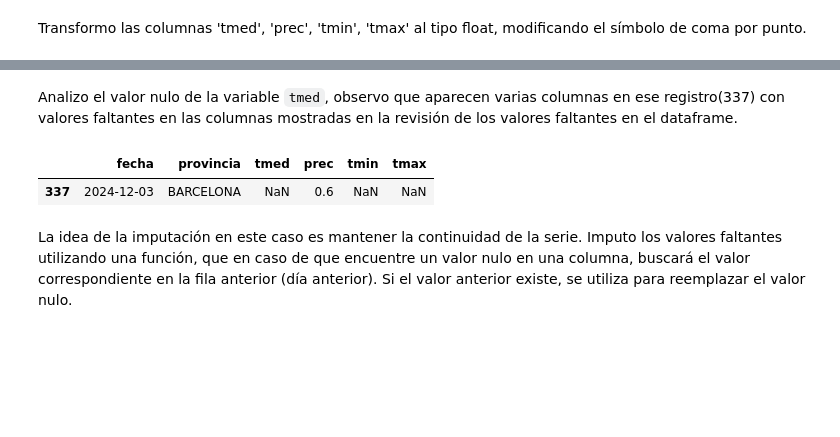
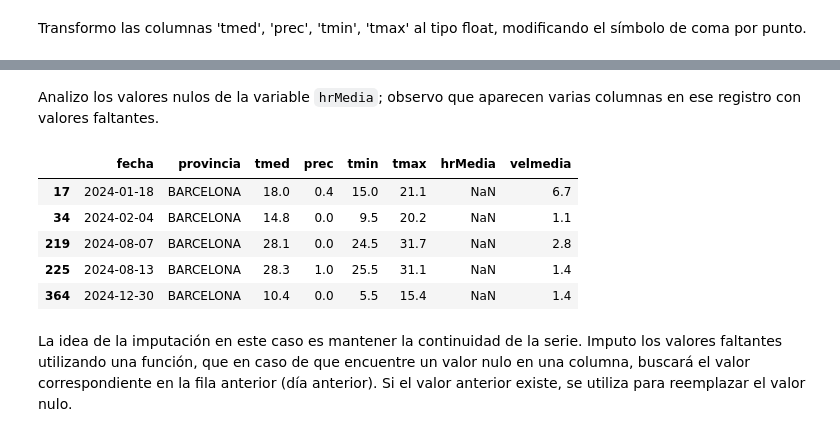
Before and after one commit to hailemen/consum_elect_bcn, a Jupyter notebook: scripts/temperaturas/temperaturas_2024.ipynb, the cells around one changed output, grey strips where cells are left out. Cells and saved outputs as stored; diff of their text form; code cells hidden in the pictures; blank space fills up the shorter version.

```diff
--- a/scripts/temperaturas/temperaturas_2024.ipynb
+++ b/scripts/temperaturas/temperaturas_2024.ipynb
@@ -31,0 +32,4 @@ df_temp_2024 = df_temp_2024.drop(columns=['horaHrMax', 'horaHrMin', 'hrMedia', '
+# %%
+df_temp_2024= df_temp_2024.drop(columns=['indicativo', 'nombre', 'horatmin', 'horatmax', 'altitud', 'hrMax', 'hrMin', 'horaHrMin', 'horaHrMax'])
+
+df_temp_2024.head()
@@ -31,0 +63,4 @@ df_temp_2024 = df_temp_2024.drop(columns=['horaHrMax', 'horaHrMin', 'hrMedia', '
+# %%
+df_B= df_B.drop(columns=['fecha', 'provincia', 'indicativo', 'nombre', 'altitud', 'tmed', 'prec', 'tmin','horatmin', 'tmax', 'horatmax', 'dir', 'racha', 'horaracha', 'sol', 'presMax', 'horaPresMax', 'presMin', 'horaPresMin', 'hrMedia'])
+
+df_B.head()
@@ -31,0 +74,3 @@ df_temp_2024 = df_temp_2024.drop(columns=['horaHrMax', 'horaHrMin', 'hrMedia', '
+# %%
+df_temp_2024['velmedia']= df_B['velmedia']
+df_temp_2024.head()
@@ -66,7 +122,7 @@ dtype: object
 # %% [markdown]
 Transformo las columnas 'tmed', 'prec', 'tmin', 'tmax' al tipo float, modificando el símbolo de coma por punto.
 # %%
-columnas_a_float = ['tmed', 'prec', 'tmin', 'tmax']
+columnas_a_float = ['tmed', 'prec', 'tmin', 'tmax', 'velmedia']
 
 # Reemplazo las comas por puntos para que pueda realizarse el cambio al tipo float
 for col in columnas_a_float:
@@ -95,12 +157,16 @@ tmax         1
 dtype: int64
 # %% [markdown]
-Analizo el valor nulo de la variable `tmed`, observo que aparecen varias columnas en ese registro(337) con valores faltantes en las columnas mostradas en la revisión de los valores faltantes en el dataframe.
+Analizo los valores nulos de la variable `hrMedia`; observo que aparecen varias columnas en ese registro con valores faltantes.
 # %%
-nulos_tmed = df_temp_2024['tmed'].isnull()
+nulos_tmed = df_temp_2024['hrMedia'].isnull()
 df_temp_2024[nulos_tmed]
 # %% [output]
-|  | fecha | provincia | tmed | prec | tmin | tmax |
-| 337 | 2024-12-03 | BARCELONA | NaN | 0.6 | NaN | NaN |
+|  | fecha | provincia | tmed | prec | tmin | tmax | hrMedia | velmedia |
+| 17 | 2024-01-18 | BARCELONA | 18.0 | 0.4 | 15.0 | 21.1 | NaN | 6.7 |
+| 34 | 2024-02-04 | BARCELONA | 14.8 | 0.0 | 9.5 | 20.2 | NaN | 1.1 |
+| 219 | 2024-08-07 | BARCELONA | 28.1 | 0.0 | 24.5 | 31.7 | NaN | 2.8 |
+| 225 | 2024-08-13 | BARCELONA | 28.3 | 1.0 | 25.5 | 31.1 | NaN | 1.4 |
+| 364 | 2024-12-30 | BARCELONA | 10.4 | 0.0 | 5.5 | 15.4 | NaN | 1.4 |
 # %% [markdown]
 La idea de la imputación en este caso es mantener la continuidad de la serie. Imputo los valores faltantes utilizando una función, que en caso de que encuentre un valor nulo en una columna, buscará el valor correspondiente en la fila anterior (día anterior). Si el valor anterior existe, se utiliza para reemplazar el valor nulo.
 # %%
```
Also changed, not shown: parts of 27 cells of this notebook, 5 other files.
